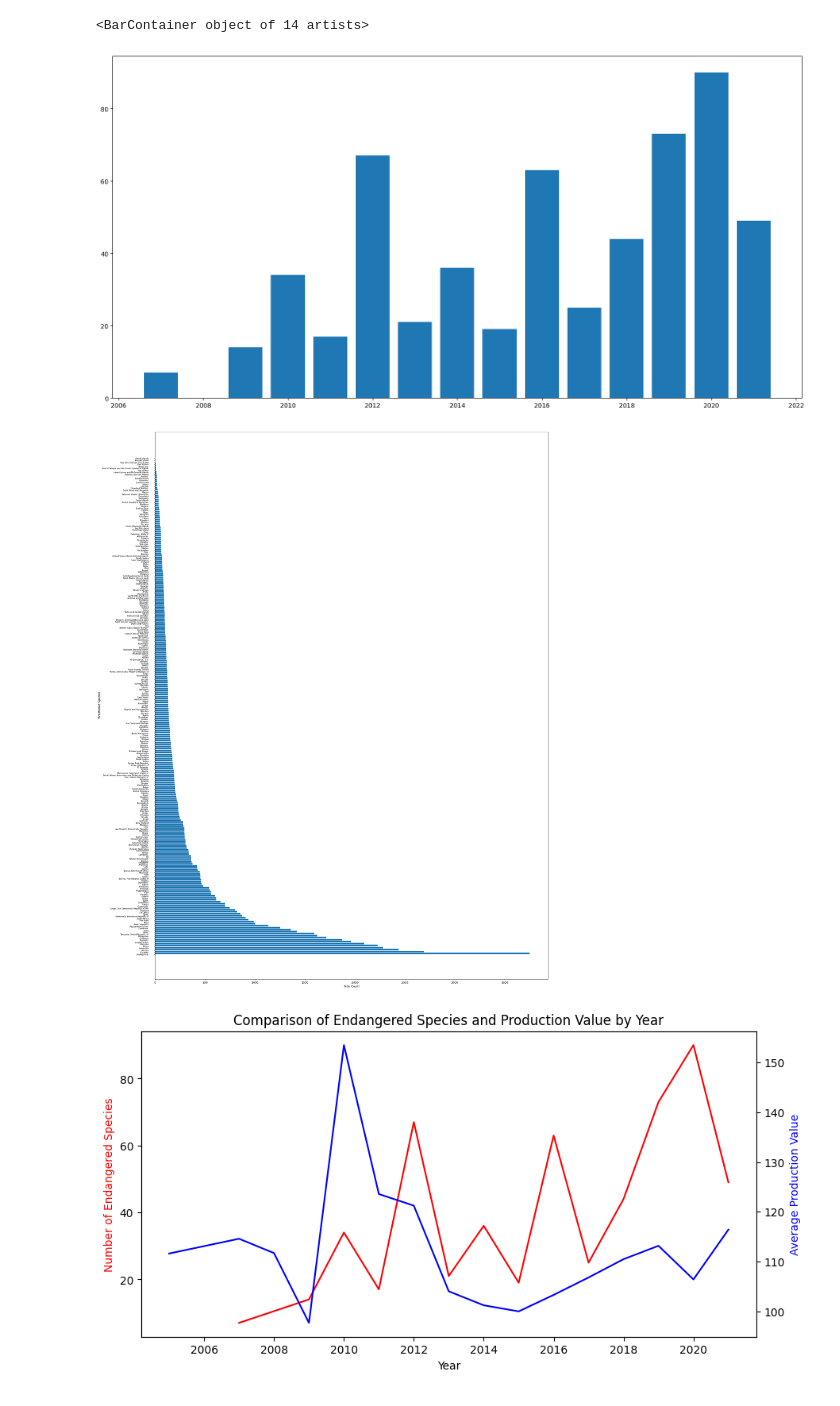
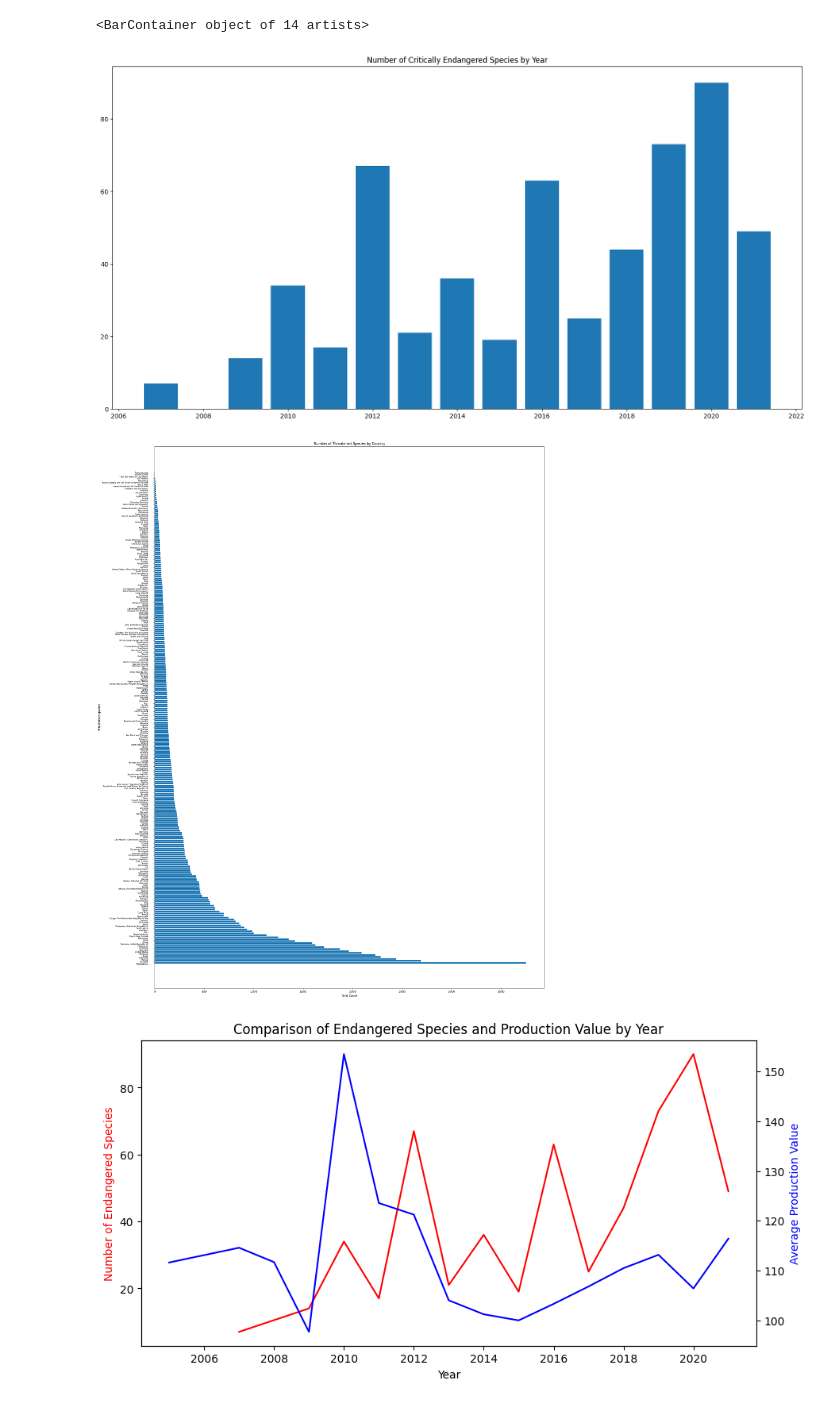
Before and after one commit to ENVS110a-SP23/group2-project, a Jupyter notebook: visualizations.ipynb, the cells around one changed output. Drawn from its saved outputs; the diff is of its cells as text; code cells hidden in the pictures.

```diff
--- a/visualizations.ipynb
+++ b/visualizations.ipynb
@@ -44,29 +44,29 @@ threat['Plants*'] = threat['Plants*'].str.replace(',', '').astype(int)
 # %%
 # make a bar graph of the endangered species by year, removing all N and E rows to see data
 
 # Filter 'endangered' dataframe
 endangered_filtered = endangered[endangered['Reason For Change'].isin(['G'])]
 endangered_sublist = ['EX', 'EW', 'CR', 'CR(PE)', 'CR(PEW)' 'EN', 'VU']
 
 endangered_critically_endangered = endangered_filtered[endangered_filtered['IUCN Red List Category'].isin(endangered_sublist)]
 
 # Group by 'Year' and count number of occurrences
 endangered_year = endangered_critically_endangered.groupby('Year').count().astype(int)
 endangered_year = endangered_year.reset_index()
 
 # Select only 'Year' and 'Scientific Name' columns
 endangered_year_filtered = endangered_year[['Year', 'Scientific Name']]
 
 # Rename 'Scientific Name' column to 'Species Count'
 endangered_year_filtered = endangered_year_filtered.rename(columns={'Scientific Name': 'Species Count'})
 
 # Make bar graph
 plt.figure(figsize=(20,10))
+plt.title('Number of Critically Endangered Species by Year')
 plt.bar(x=endangered_year_filtered['Year'], height=endangered_year_filtered['Species Count'])
-# plt.scatter(endangered['Year'].astype(str), endangered['Scientific Name'].astype(str), label='Endangered Species')
 # %% [output]
 <BarContainer object of 14 artists>
-[figure, old version]
+[figure, new version]
 # %%
 # Make a bar graph of the threatened species by kind to see data
 
@@ -86,10 +86,10 @@ ax.set_ylabel('Threatened Species')
 
 # Reduce font size of y-axis tick labels for readability and adjust spacing
 ax.tick_params(axis='y', labelsize=7, pad=20)
-
+plt.title('Number of Threatened Species by Country')
 plt.show()
 # %% [output]
-[figure, old version]
+[figure, new version]
 # %%
 #Compare the average rate of production by year with the number of endangered species by year
 
```
Also changed, not shown: parts of 5 cells of this notebook, 3 other files.
